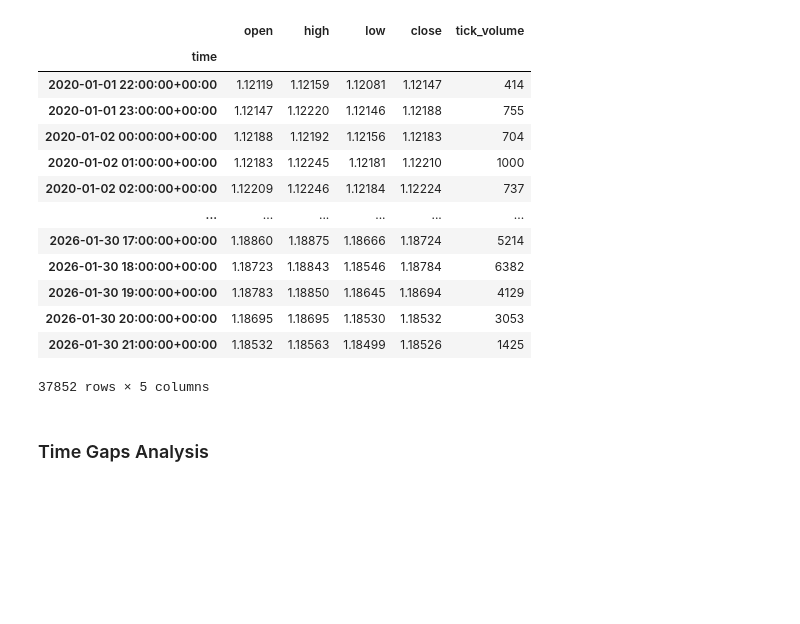
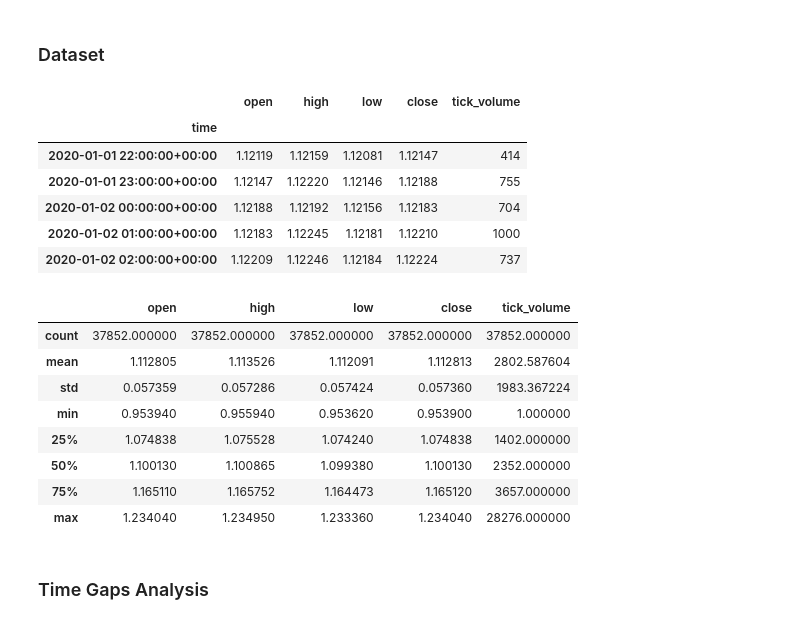
Before and after one commit to dilshanjayy/multi-model-forex-prediction-dl, a Jupyter notebook: notebooks/raw_technical_eda.ipynb, the cells around one changed output. Drawn from its saved outputs; the diff is of its cells as text; code cells hidden in the pictures; blank space fills up the shorter version.

```diff
--- a/notebooks/raw_technical_eda.ipynb
+++ b/notebooks/raw_technical_eda.ipynb
@@ -10,27 +7,32 @@ import plotly.graph_objects as go
 import matplotlib.pyplot as plt
 import numpy as np
 import seaborn as sns
+# %% [markdown]
+### Dataset
 # %%
 df = pd.read_csv("../data/raw_market/EURUSD_H1_20200101_20260131.csv", parse_dates=["time"])
 df.set_index("time", inplace=True)
 df.drop(columns=["spread", "real_volume"], inplace=True)
 
-df
+display(df.head())
+display(df.describe())
 # %% [output]
 |  | open | high | low | close | tick_volume |
 | time |  |  |  |  |  |
 | 2020-01-01 22:00:00+00:00 | 1.12119 | 1.12159 | 1.12081 | 1.12147 | 414 |
 | 2020-01-01 23:00:00+00:00 | 1.12147 | 1.12220 | 1.12146 | 1.12188 | 755 |
 | 2020-01-02 00:00:00+00:00 | 1.12188 | 1.12192 | 1.12156 | 1.12183 | 704 |
 | 2020-01-02 01:00:00+00:00 | 1.12183 | 1.12245 | 1.12181 | 1.12210 | 1000 |
 | 2020-01-02 02:00:00+00:00 | 1.12209 | 1.12246 | 1.12184 | 1.12224 | 737 |
-| ... | ... | ... | ... | ... | ... |
-| 2026-01-30 17:00:00+00:00 | 1.18860 | 1.18875 | 1.18666 | 1.18724 | 5214 |
-| 2026-01-30 18:00:00+00:00 | 1.18723 | 1.18843 | 1.18546 | 1.18784 | 6382 |
-| 2026-01-30 19:00:00+00:00 | 1.18783 | 1.18850 | 1.18645 | 1.18694 | 4129 |
-| 2026-01-30 20:00:00+00:00 | 1.18695 | 1.18695 | 1.18530 | 1.18532 | 3053 |
-| 2026-01-30 21:00:00+00:00 | 1.18532 | 1.18563 | 1.18499 | 1.18526 | 1425 |
-37852 rows × 5 columns
+|  | open | high | low | close | tick_volume |
+| count | 37852.000000 | 37852.000000 | 37852.000000 | 37852.000000 | 37852.000000 |
+| mean | 1.112805 | 1.113526 | 1.112091 | 1.112813 | 2802.587604 |
+| std | 0.057359 | 0.057286 | 0.057424 | 0.057360 | 1983.367224 |
+| min | 0.953940 | 0.955940 | 0.953620 | 0.953900 | 1.000000 |
+| 25% | 1.074838 | 1.075528 | 1.074240 | 1.074838 | 1402.000000 |
+| 50% | 1.100130 | 1.100865 | 1.099380 | 1.100130 | 2352.000000 |
+| 75% | 1.165110 | 1.165752 | 1.164473 | 1.165120 | 3657.000000 |
+| max | 1.234040 | 1.234950 | 1.233360 | 1.234040 | 28276.000000 |
 # %% [markdown]
 ### Time Gaps Analysis
 # %%
```
Also changed, not shown: parts of 8 cells of this notebook, 6 other files.
